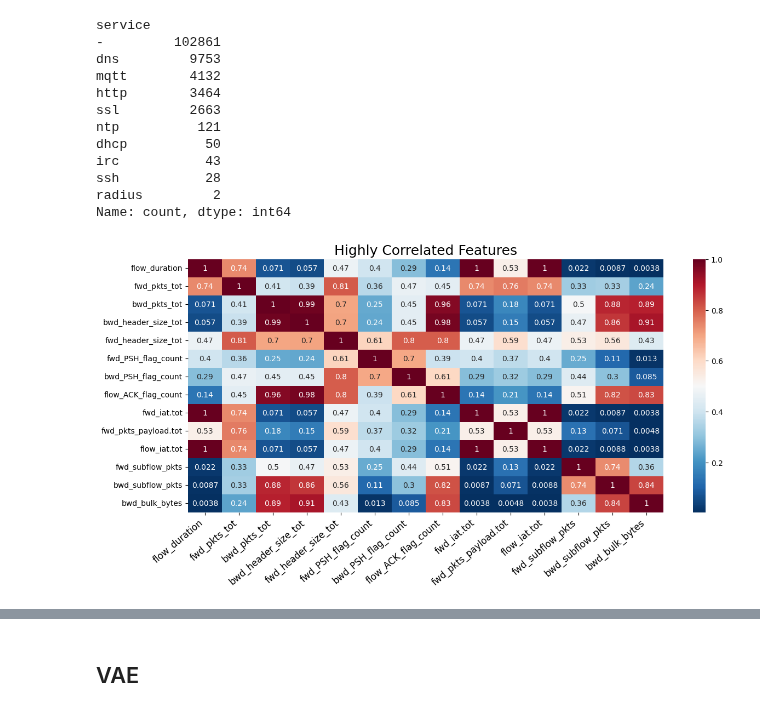
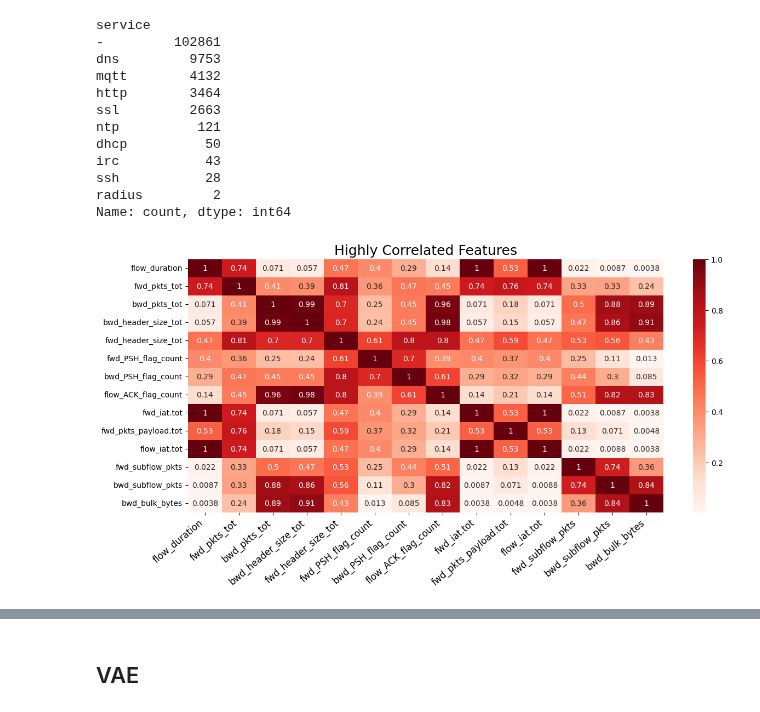
Before and after one commit to connormcmanigal/IoT-IDS-VAE-Classification, a Jupyter notebook: report.ipynb, the cells around one changed output, grey strips where cells are left out. Drawn from its saved outputs; the diff is of its cells as text; code cells hidden in the pictures.

Commit message:
added more EDA plots, close to done

```diff
--- a/report.ipynb
+++ b/report.ipynb
@@ -90,13 +105,13 @@ Name: count, dtype: int64
 # %%
 X_filter = X[['flow_duration', 'fwd_pkts_tot', 'bwd_pkts_tot', 'bwd_header_size_tot', 'fwd_header_size_tot', 'fwd_PSH_flag_count',
                 'bwd_PSH_flag_count', 'flow_ACK_flag_count', 'fwd_iat.tot', 'fwd_pkts_payload.tot', 'flow_iat.tot', 'fwd_subflow_pkts',
                 'bwd_subflow_pkts', 'bwd_bulk_bytes']]
 X_corr = X_filter.corr()
 
 plt.figure(figsize=(14,6))
-sns.heatmap(X_corr, annot = True, cmap = 'RdBu_r')
+sns.heatmap(X_corr, annot = True, cmap = 'Reds')
 plt.title("Highly Correlated Features", fontsize = 18)
 plt.xticks(rotation = 40, ha = 'right', fontsize = 12)
 plt.show()
 # %% [output]
-[figure, old version]
+[figure, new version]
```
Also changed, not shown: parts of 8 cells of this notebook.
